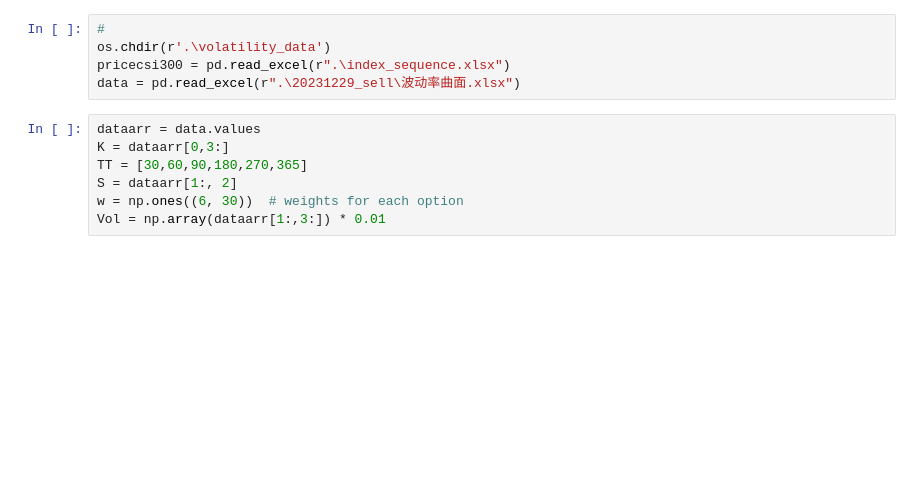
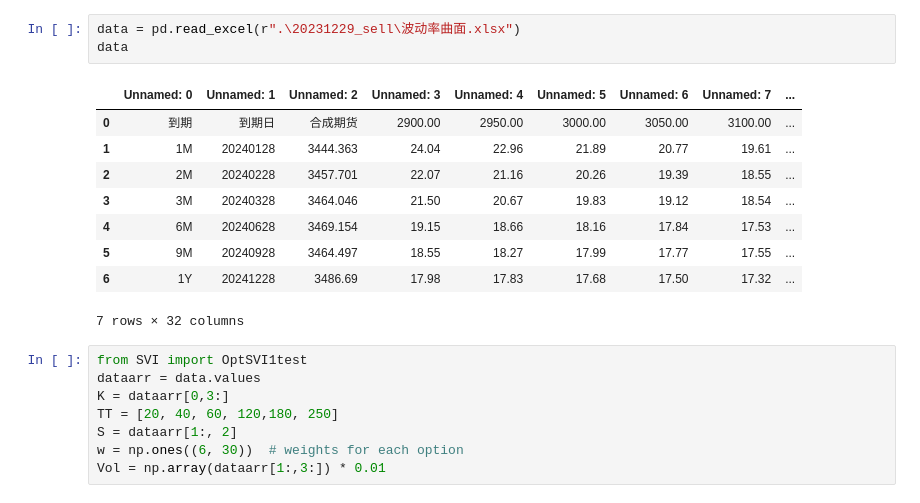
Before and after one commit to ZouXuyuan/PyFENG-fork, a Jupyter notebook: project/final.ipynb, the cells around one changed output. Drawn from its saved outputs; the diff is of its cells as text; blank space fills up the shorter version.

```diff
--- a/project/final.ipynb
+++ b/project/final.ipynb
@@ -17,12 +117,21 @@ warnings.filterwarnings('ignore')
 # %%
-#
-os.chdir(r'.\volatility_data')
-pricecsi300 = pd.read_excel(r".\index_sequence.xlsx")
 data = pd.read_excel(r".\20231229_sell\波动率曲面.xlsx")
+data
+# %% [output]
+|  | Unnamed: 0 | Unnamed: 1 | Unnamed: 2 | Unnamed: 3 | Unnamed: 4 | Unnamed: 5 | Unnamed: 6 | Unnamed: 7 | ... |
+| 0 | 到期 | 到期日 | 合成期货 | 2900.00 | 2950.00 | 3000.00 | 3050.00 | 3100.00 | ... |
+| 1 | 1M | 20240128 | 3444.363 | 24.04 | 22.96 | 21.89 | 20.77 | 19.61 | ... |
+| 2 | 2M | 20240228 | 3457.701 | 22.07 | 21.16 | 20.26 | 19.39 | 18.55 | ... |
+| 3 | 3M | 20240328 | 3464.046 | 21.50 | 20.67 | 19.83 | 19.12 | 18.54 | ... |
+| 4 | 6M | 20240628 | 3469.154 | 19.15 | 18.66 | 18.16 | 17.84 | 17.53 | ... |
+| 5 | 9M | 20240928 | 3464.497 | 18.55 | 18.27 | 17.99 | 17.77 | 17.55 | ... |
+| 6 | 1Y | 20241228 | 3486.69 | 17.98 | 17.83 | 17.68 | 17.50 | 17.32 | ... |
+7 rows × 32 columns
 # %%
+from SVI import OptSVI1test
 dataarr = data.values
 K = dataarr[0,3:]
-TT = [30,60,90,180,270,365]
+TT = [20, 40, 60, 120,180, 250]
 S = dataarr[1:, 2]
 w = np.ones((6, 30))  # weights for each option
 Vol = np.array(dataarr[1:,3:]) * 0.01
```
Also changed, not shown: parts of 26 cells of this notebook, 24 other files.
